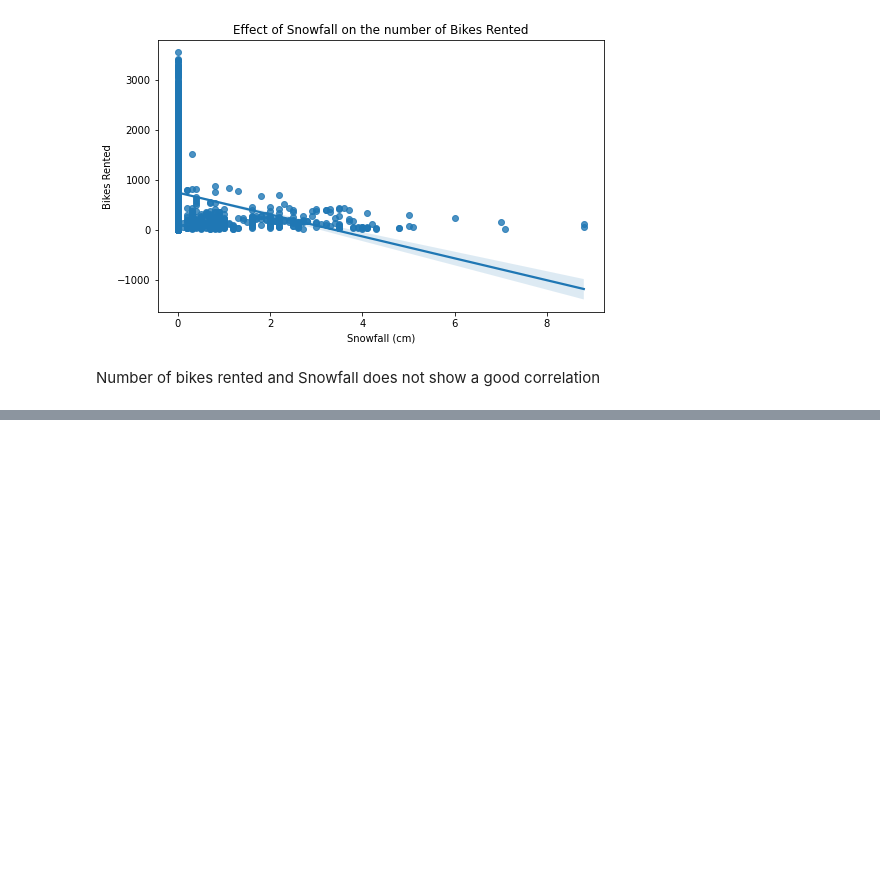
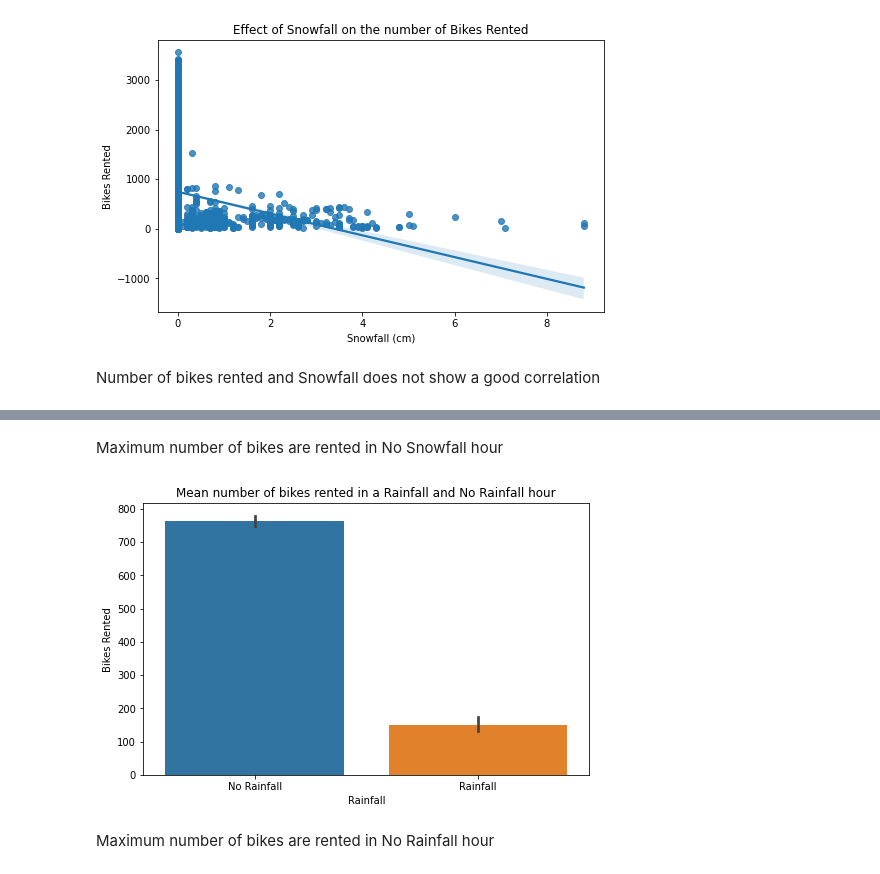
Before and after one commit to rsonar821/Regression-Capstone-Project, a Jupyter notebook: Seoul_Bike_Sharing_Demand_Prediction.ipynb, the cells around one changed output, grey strips where cells are left out. Saved outputs shown, nothing was run; the diff lists cells and outputs as text; code cells hidden in the pictures; blank space fills up the shorter version.

```diff
--- a/Seoul_Bike_Sharing_Demand_Prediction.ipynb
+++ b/Seoul_Bike_Sharing_Demand_Prediction.ipynb
@@ -492,0 +504,15 @@ df['Rainfall(mm)'] = np.where(df['Rainfall(mm)']>df['Rainfall(mm)'].mean(), 1, 0
+# %% [markdown]
+Maximum number of bikes are rented in No Snowfall hour
+# %%
+# Plotting a barplot of the average number of bikes rented in Rainfall or No Rainfall hour
+
+plt.figure(figsize=(8,5))
+figure = sns.barplot(x=df['Rainfall(mm)'], y=df['Rented Bike Count'])
+figure.set(title='Mean number of bikes rented in a Rainfall and No Rainfall hour')
+figure.set(xlabel='Rainfall', ylabel='Bikes Rented')
+figure.set_xticklabels(['No Rainfall', 'Rainfall'])
+plt.show(figure)
+# %% [output]
+[figure, added]
+# %% [markdown]
+Maximum number of bikes are rented in No Rainfall hour
```
Also changed, not shown: parts of 17 cells of this notebook.
